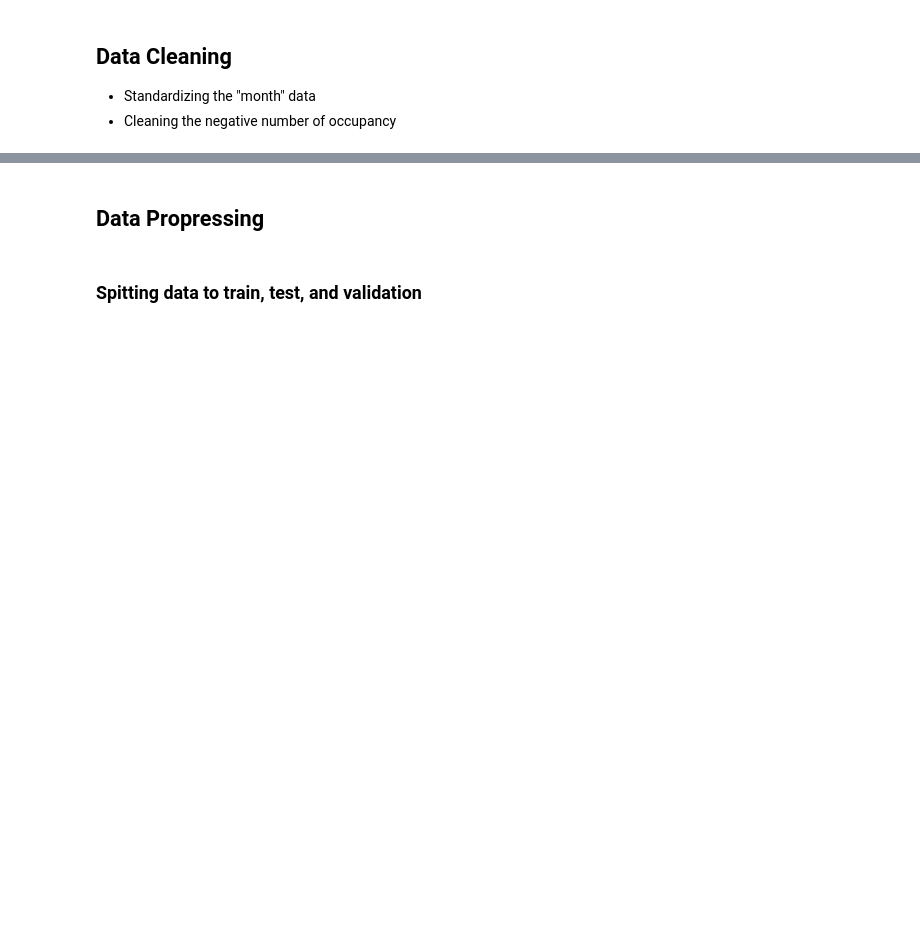
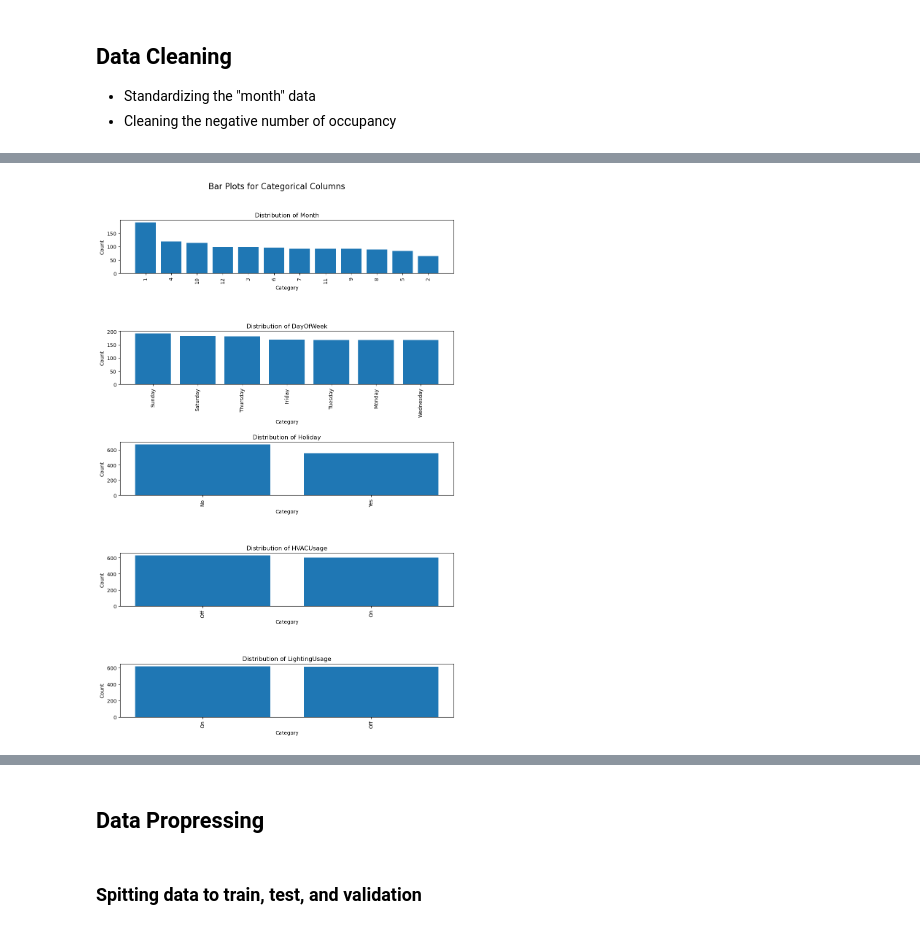
Before and after one commit to Andreas-Lukito/Energy_Consumption_Prediction, a Jupyter notebook: Energy_Consumption_Predictioin.ipynb, the cells around one changed output, grey strips where cells are left out. Cells and saved outputs as stored; diff of their text form; code cells hidden in the pictures; blank space fills up the shorter version.

```diff
--- a/Energy_Consumption_Predictioin.ipynb
+++ b/Energy_Consumption_Predictioin.ipynb
@@ -290,7 +339,7 @@ def categoric_dist_plot(data: pd.DataFrame):
         axes[i].bar(counts.index, counts)
 
         # Set title and labels
-        axes[i].set_title(f"", fontsize=12)
+        axes[i].set_title(f"Distribution of {col}", fontsize=12)
         axes[i].set_ylabel("Count")
         axes[i].set_xlabel("Category")
 
@@ -369,0 +486,3 @@ At this point:
+# %%
+categoric_dist_plot(categorical_data)
+# %% [output]
@@ -369,0 +490 @@ At this point:
+[figure, added]
```
Also changed, not shown: parts of 71 cells of this notebook, 2 other files.
